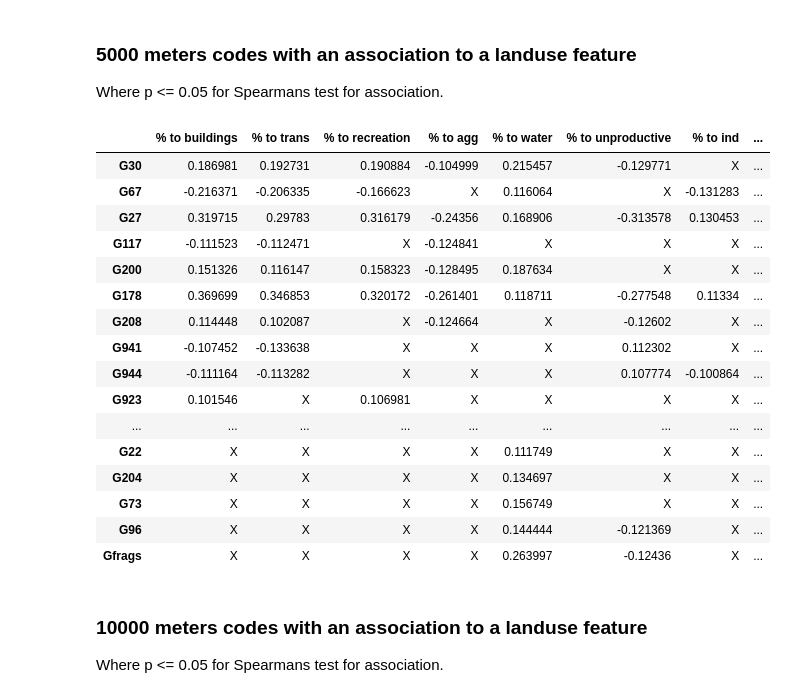
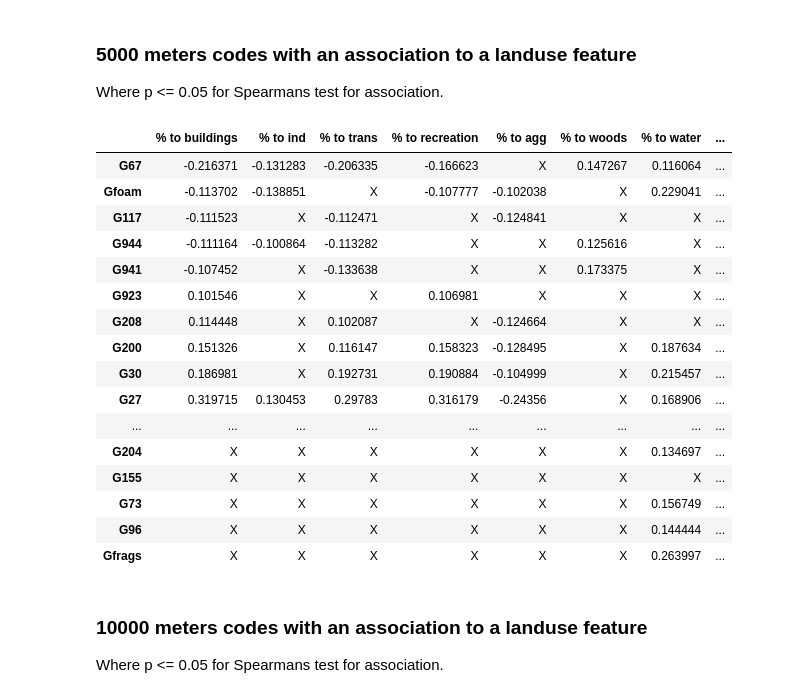
Before and after one commit to hammerdirt-analyst/landuse, a Jupyter notebook: land_use_1500_10000.ipynb, the cells around one changed output. Saved outputs shown, nothing was run; the diff lists cells and outputs as text; code cells hidden in the pictures.

```diff
--- a/land_use_1500_10000.ipynb
+++ b/land_use_1500_10000.ipynb
@@ -189,6 +189,8 @@ def check_hypothesis(this_data, some_codes, variables, method):
             corr, a_p = method(data[n], data[unit_label])
             if a_p <= 0.05:
                 code_results[code].update({n:corr})
+            else:
+                code_results[code].update({n:"X"})
         myresults.update(code_results)
 
     return myresults
@@ -693,51 +675,51 @@ data = pd.DataFrame(index = fd.location.unique())
 abundant_codes = fd[fd.quantity > 30].code.unique()
 
 # getting a list of the current landuse categories
 add_these_cols = lu_2000.label.unique()
 
 # counting the number of points inside the buffer for each category and location
 bufferdata = lu_2000.groupby(['slug','label'], as_index=False).AS18_27.count()
 
 these_groups = list(group_parts.keys())
 
 some_data = aggregate_buffer_data(data, add_these_cols, bufferdata, label_keys)
 
 sd_0 = adjusted_land_use(some_data, label_keys)
 
 sd_1 = account_for_adj_luse(data, label_keys)
 
 sd_5000 = aggregate_the_luse_groups(data, add_these_cols, group_parts, as_1827_part)
 sd_5000['dist'] = 5000
 fd_luse = assign_luse_stat_to_survey_results(fd, sd_5000,som_cols)
 
 this_data = fd_luse[[unit_label,*som_cols, 'code']]
 
 myresults = check_hypothesis(this_data, abundant_codes, som_cols, stats.spearmanr)
 
 srho_results_5000 = pd.DataFrame.from_dict(myresults, orient='index')
 srho_results_5000.fillna("X", inplace=True)
 srho_results_5000['dist'] = 5000
 
 # the survey data with land use attached
-srho_results_5000
+srho_results_5000.sort_values(by=['% to buildings', '% to woods', '% to ind', '% to recreation', '% to agg'], ascending=True)
 # %% [output]
-|  | % to buildings | % to trans | % to recreation | % to agg | % to water | % to unproductive | % to ind | ... |
-| G30 | 0.186981 | 0.192731 | 0.190884 | -0.104999 | 0.215457 | -0.129771 | X | ... |
-| G67 | -0.216371 | -0.206335 | -0.166623 | X | 0.116064 | X | -0.131283 | ... |
-| G27 | 0.319715 | 0.29783 | 0.316179 | -0.24356 | 0.168906 | -0.313578 | 0.130453 | ... |
-| G117 | -0.111523 | -0.112471 | X | -0.124841 | X | X | X | ... |
-| G200 | 0.151326 | 0.116147 | 0.158323 | -0.128495 | 0.187634 | X | X | ... |
-| G178 | 0.369699 | 0.346853 | 0.320172 | -0.261401 | 0.118711 | -0.277548 | 0.11334 | ... |
-| G208 | 0.114448 | 0.102087 | X | -0.124664 | X | -0.12602 | X | ... |
-| G941 | -0.107452 | -0.133638 | X | X | X | 0.112302 | X | ... |
-| G944 | -0.111164 | -0.113282 | X | X | X | 0.107774 | -0.100864 | ... |
-| G923 | 0.101546 | X | 0.106981 | X | X | X | X | ... |
+|  | % to buildings | % to ind | % to trans | % to recreation | % to agg | % to woods | % to water | ... |
+| G67 | -0.216371 | -0.131283 | -0.206335 | -0.166623 | X | 0.147267 | 0.116064 | ... |
+| Gfoam | -0.113702 | -0.138851 | X | -0.107777 | -0.102038 | X | 0.229041 | ... |
+| G117 | -0.111523 | X | -0.112471 | X | -0.124841 | X | X | ... |
+| G944 | -0.111164 | -0.100864 | -0.113282 | X | X | 0.125616 | X | ... |
+| G941 | -0.107452 | X | -0.133638 | X | X | 0.173375 | X | ... |
+| G923 | 0.101546 | X | X | 0.106981 | X | X | X | ... |
+| G208 | 0.114448 | X | 0.102087 | X | -0.124664 | X | X | ... |
+| G200 | 0.151326 | X | 0.116147 | 0.158323 | -0.128495 | X | 0.187634 | ... |
+| G30 | 0.186981 | X | 0.192731 | 0.190884 | -0.104999 | X | 0.215457 | ... |
+| G27 | 0.319715 | 0.130453 | 0.29783 | 0.316179 | -0.24356 | X | 0.168906 | ... |
 | ... | ... | ... | ... | ... | ... | ... | ... | ... |
-| G22 | X | X | X | X | 0.111749 | X | X | ... |
-| G204 | X | X | X | X | 0.134697 | X | X | ... |
-| G73 | X | X | X | X | 0.156749 | X | X | ... |
-| G96 | X | X | X | X | 0.144444 | -0.121369 | X | ... |
-| Gfrags | X | X | X | X | 0.263997 | -0.12436 | X | ... |
+| G204 | X | X | X | X | X | X | 0.134697 | ... |
+| G155 | X | X | X | X | X | X | X | ... |
+| G73 | X | X | X | X | X | X | 0.156749 | ... |
+| G96 | X | X | X | X | X | X | 0.144444 | ... |
+| Gfrags | X | X | X | X | X | X | 0.263997 | ... |
 # %% [markdown]
 ### 10000 meters codes with an association to a landuse feature
 
```
Also changed, not shown: parts of 14 cells of this notebook.
